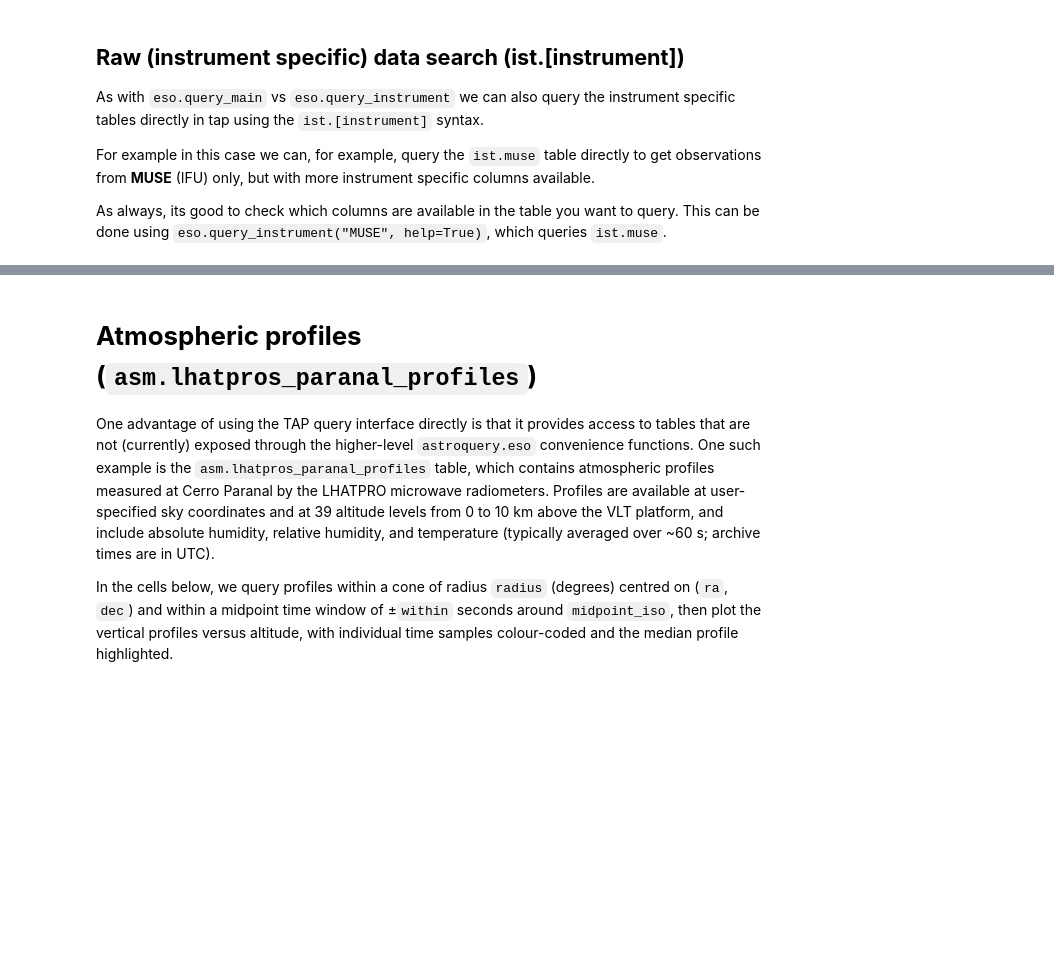
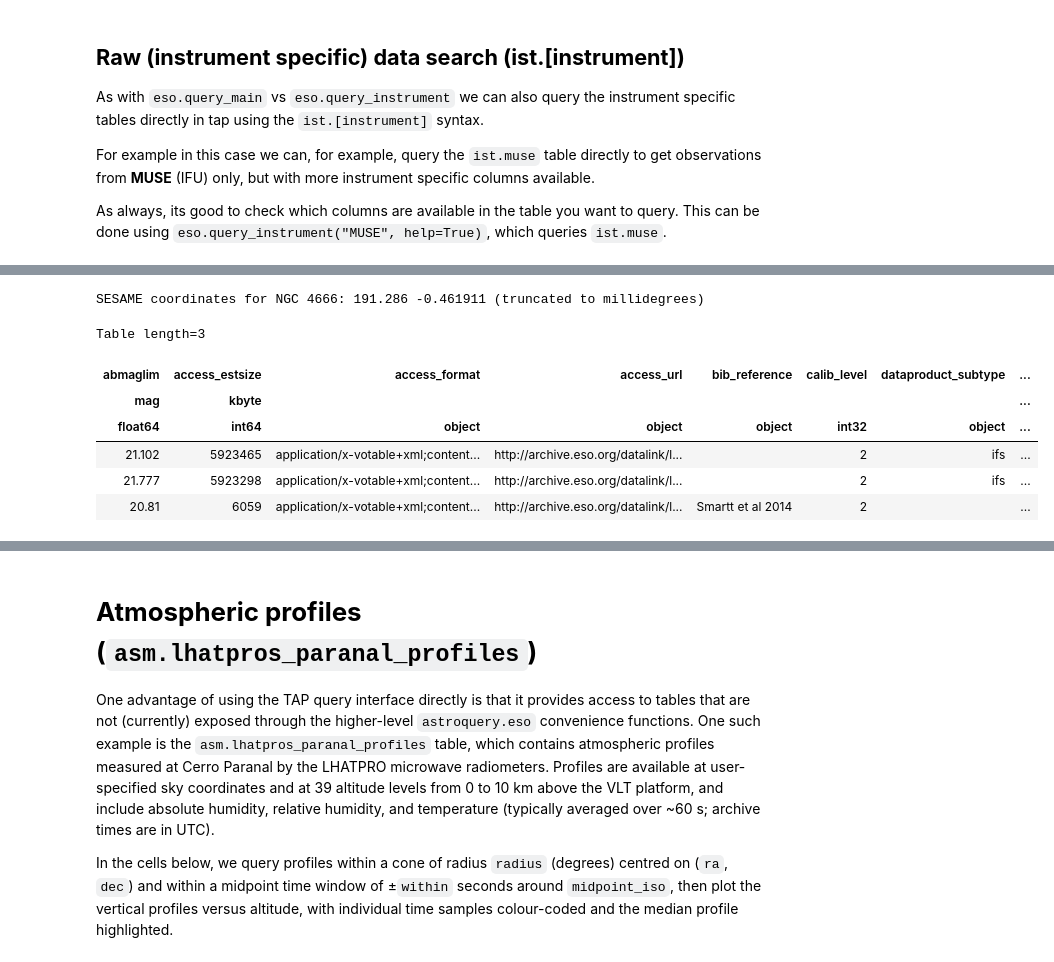
Before and after one commit to eso/astroquery_examples, a Jupyter notebook: examples/simple/06_observations_query_tap.ipynb, the cells around one changed output, grey strips where cells are left out. Saved outputs shown, nothing was run; the diff lists cells and outputs as text; code cells hidden in the pictures; blank space fills up the shorter version.

```diff
--- a/examples/simple/06_observations_query_tap.ipynb
+++ b/examples/simple/06_observations_query_tap.ipynb
@@ -315,0 +328,29 @@ Table length=5
+# %%
+from astropy import units as u # import the units module from astropy
+
+# Defining the position via SESAME name resolver, and the search radius
+target = "NGC 4666"
+
+pos = SkyCoord.from_name(target)
+# pos now contains the coordinates of NGC 4666
+print("SESAME coordinates for %s: %s (truncated to millidegrees)\n" % (target, pos.to_string()))
+
+radius = (2.5 *u.arcmin).to(u.degree) # search radius of 2.5 arcmin, always expressed in degrees
+
+# Cone search: looking for footprints of reduced datasets intersecting a circle of 2.5' around NGC 4666
+adql_query = """SELECT *
+            FROM ivoa.ObsCore
+            WHERE intersects(s_region, circle('', %f, %f, %f))=1
+            """ % (pos.ra.degree, pos.dec.degree, radius.value)
+
+table = eso.query_tap(adql_query)
+table[:3]
+# %% [output]
+SESAME coordinates for NGC 4666: 191.286 -0.461911 (truncated to millidegrees)
+Table length=3
+| abmaglim | access_estsize | access_format | access_url | bib_reference | calib_level | dataproduct_subtype | ... |
+| mag | kbyte |  |  |  |  |  | ... |
+| float64 | int64 | object | object | object | int32 | object | ... |
+| 21.102 | 5923465 | application/x-votable+xml;content... | http://archive.eso.org/datalink/l... |  | 2 | ifs | ... |
+| 21.777 | 5923298 | application/x-votable+xml;content... | http://archive.eso.org/datalink/l... |  | 2 | ifs | ... |
+| 20.81 | 6059 | application/x-votable+xml;content... | http://archive.eso.org/datalink/l... | Smartt et al 2014 | 2 |  | ... |
```
Also changed, not shown: parts of 12 cells of this notebook.
